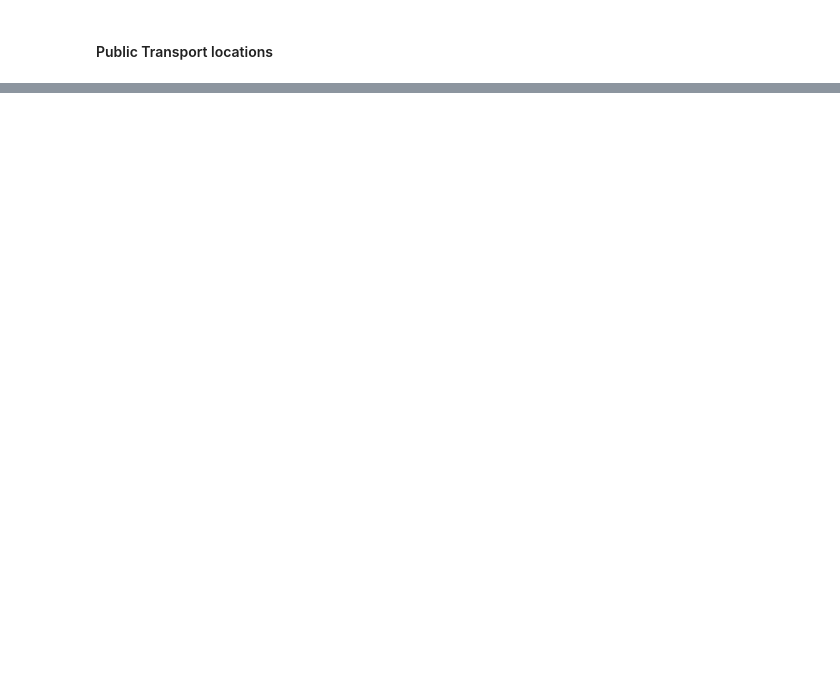
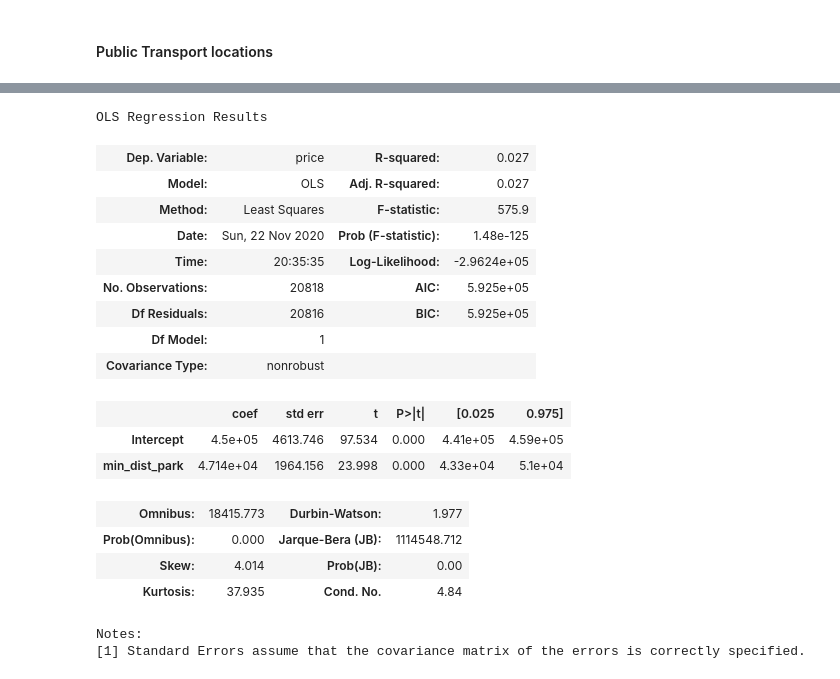
Before and after one commit to dtunnicliffe/house-price-regression-project, a Jupyter notebook: student.ipynb, the cells around one changed output, grey strips where cells are left out. Saved outputs shown, nothing was run; the diff lists cells and outputs as text; code cells hidden in the pictures; blank space fills up the shorter version.

```diff
--- a/student.ipynb
+++ b/student.ipynb
@@ -308,0 +359,24 @@ partial
+# %%
+f = 'price ~ min_dist_park'
+model = ols(formula=f, data=data4).fit()
+model.summary()
+# %% [output]
+OLS Regression Results
+| Dep. Variable: | price | R-squared: | 0.027 |
+| Model: | OLS | Adj. R-squared: | 0.027 |
+| Method: | Least Squares | F-statistic: | 575.9 |
+| Date: | Sun, 22 Nov 2020 | Prob (F-statistic): | 1.48e-125 |
+| Time: | 20:35:35 | Log-Likelihood: | -2.9624e+05 |
+| No. Observations: | 20818 | AIC: | 5.925e+05 |
+| Df Residuals: | 20816 | BIC: | 5.925e+05 |
+| Df Model: | 1 |  |  |
+| Covariance Type: | nonrobust |  |  |
+|  | coef | std err | t | P>|t| | [0.025 | 0.975] |
+| Intercept | 4.5e+05 | 4613.746 | 97.534 | 0.000 | 4.41e+05 | 4.59e+05 |
+| min_dist_park | 4.714e+04 | 1964.156 | 23.998 | 0.000 | 4.33e+04 | 5.1e+04 |
+| Omnibus: | 18415.773 | Durbin-Watson: | 1.977 |
+| Prob(Omnibus): | 0.000 | Jarque-Bera (JB): | 1114548.712 |
+| Skew: | 4.014 | Prob(JB): | 0.00 |
+| Kurtosis: | 37.935 | Cond. No. | 4.84 |
+Notes:
+[1] Standard Errors assume that the covariance matrix of the errors is correctly specified.
```
Also changed, not shown: parts of 50 cells of this notebook, 4 other files.
